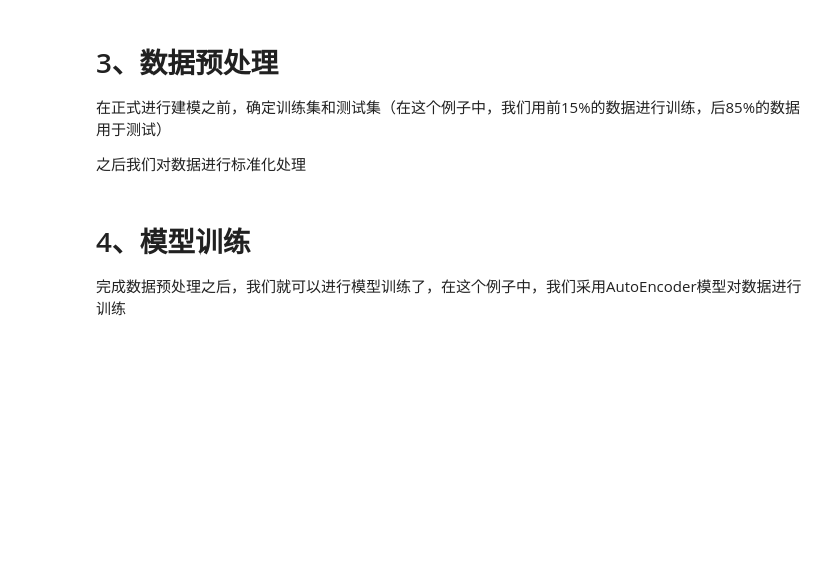
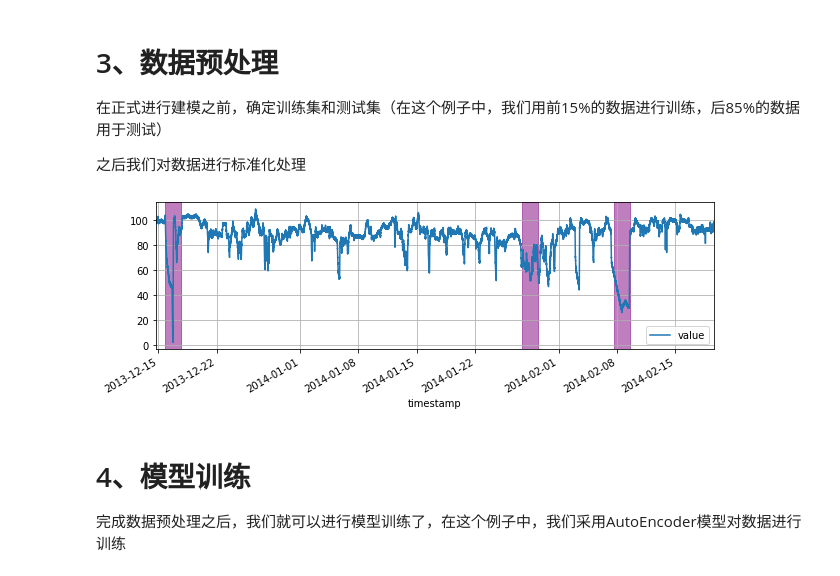
Before and after one commit to PaddlePaddle/PaddleTS, a Jupyter notebook: examples/anomaly_example.ipynb, the cells around one changed output. Cells and saved outputs as stored; diff of their text form; code cells hidden in the pictures; blank space fills up the shorter version.

```diff
--- a/examples/anomaly_example.ipynb
+++ b/examples/anomaly_example.ipynb
@@ -66,6 +66,12 @@ scaler = StandardScaler()
 scaler.fit(train_tsdata)
 train_data_scaled = scaler.transform(train_tsdata)
 test_data_scaled = scaler.transform(test_tsdata)
+# %%
+#导入可视化算子
+from paddlets.utils.utils import plot_anoms
+plot_anoms(origin_data=test_tsdata, feature_name="value")
+# %% [output]
+[figure, added]
 # %% [markdown]
 # 4、模型训练
 
```
Also changed, not shown: parts of 7 cells of this notebook, 11 other files.
